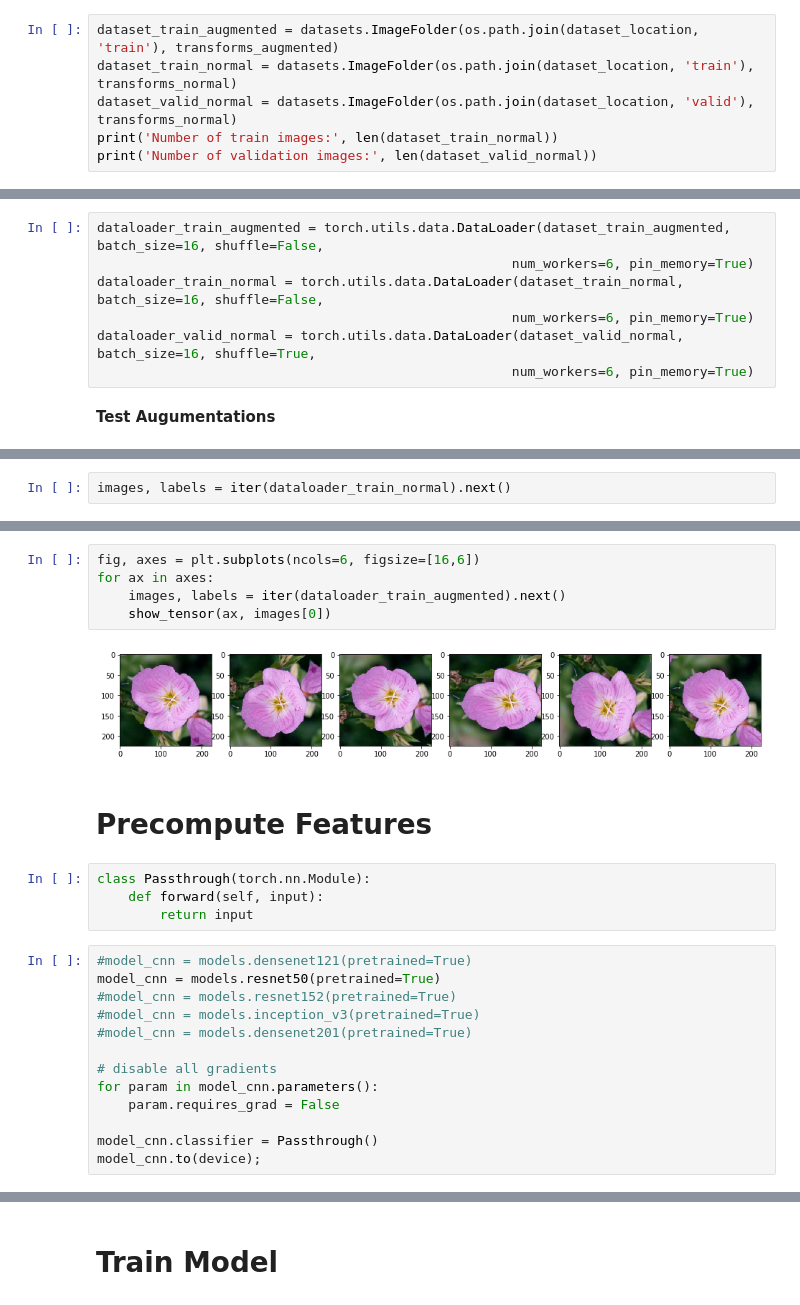
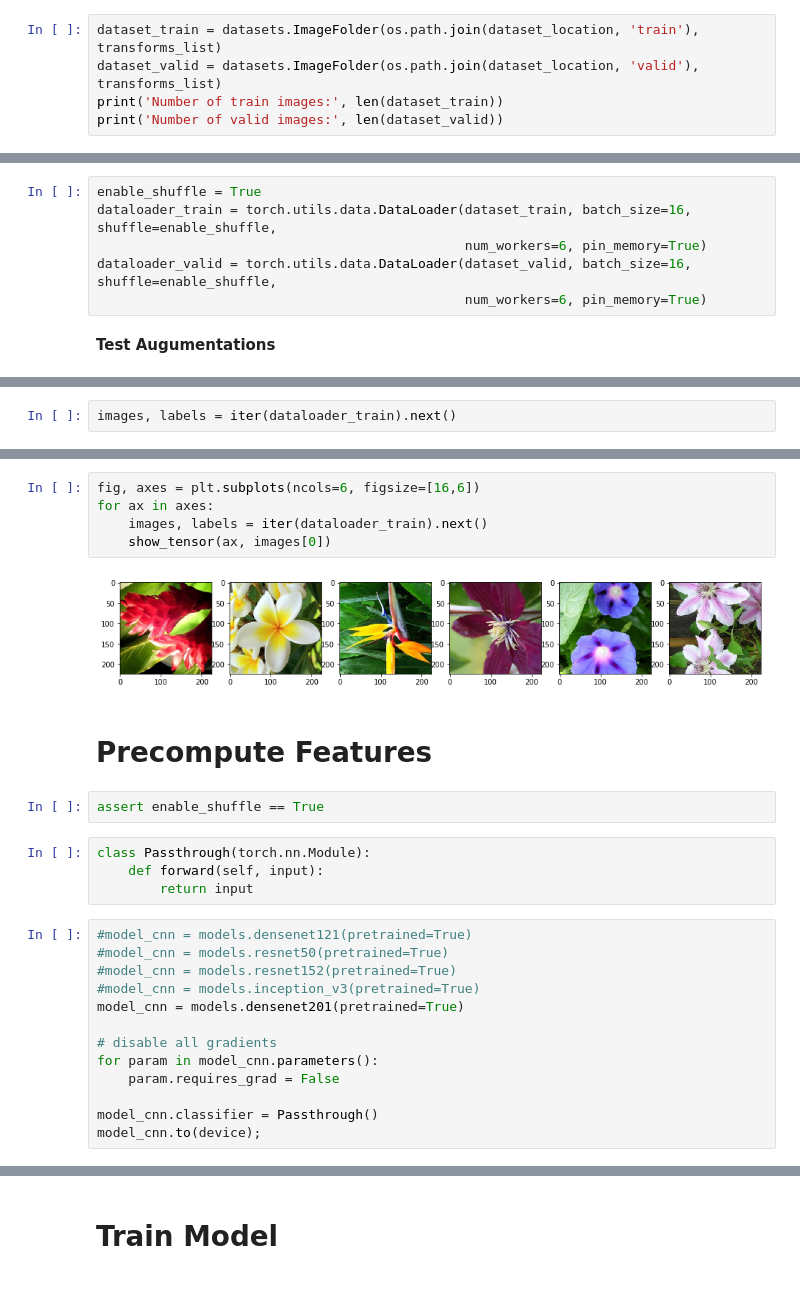
Before and after one commit to marcinbogdanski/ai-sketchpad, a Jupyter notebook: PyTorchNN/1450_DenseNet121_Transfer_2.ipynb, the cells around one changed output, grey strips where cells are left out. Saved outputs shown, nothing was run; the diff lists cells and outputs as text.

```diff
--- a/PyTorchNN/1450_DenseNet121_Transfer_2.ipynb
+++ b/PyTorchNN/1450_DenseNet121_Transfer_2.ipynb
@@ -32,10 +49,9 @@ transformations = transforms.Compose([
                          [0.229, 0.224, 0.225])
 ])
 # %%
-dataset_train_augmented = datasets.ImageFolder(os.path.join(dataset_location, 'train'), transforms_augmented)
-dataset_train_normal = datasets.ImageFolder(os.path.join(dataset_location, 'train'), transforms_normal)
-dataset_valid_normal = datasets.ImageFolder(os.path.join(dataset_location, 'valid'), transforms_normal)
-print('Number of train images:', len(dataset_train_normal))
-print('Number of validation images:', len(dataset_valid_normal))
+dataset_train = datasets.ImageFolder(os.path.join(dataset_location, 'train'), transforms_list)
+dataset_valid = datasets.ImageFolder(os.path.join(dataset_location, 'valid'), transforms_list)
+print('Number of train images:', len(dataset_train))
+print('Number of valid images:', len(dataset_valid))
 # %% [output]
 Number of train images: 6552
@@ -43,9 +59,8 @@ Number of validation images: 818
 # %%
-dataloader_train_augmented = torch.utils.data.DataLoader(dataset_train_augmented, batch_size=16, shuffle=False,
-                                                     num_workers=6, pin_memory=True)
-dataloader_train_normal = torch.utils.data.DataLoader(dataset_train_normal, batch_size=16, shuffle=False,
-                                                     num_workers=6, pin_memory=True)
-dataloader_valid_normal = torch.utils.data.DataLoader(dataset_valid_normal, batch_size=16, shuffle=True,
-                                                     num_workers=6, pin_memory=True)
+enable_shuffle = True
+dataloader_train = torch.utils.data.DataLoader(dataset_train, batch_size=16, shuffle=enable_shuffle,
+                                               num_workers=6, pin_memory=True)
+dataloader_valid = torch.utils.data.DataLoader(dataset_valid, batch_size=16, shuffle=enable_shuffle,
+                                               num_workers=6, pin_memory=True)
 # %% [markdown]
 **Test Augumentations**
@@ -52,5 +69,5 @@ dataloader_valid_normal = torch.utils.data.DataLoader(dataset_valid_normal, batc
 # %%
-images, labels = iter(dataloader_train_normal).next()
+images, labels = iter(dataloader_train).next()
 # %%
 def show_tensor(ax, img_tensor):
     ttt = np.array(img_tensor.permute(2, 1, 0))
@@ -64,22 +81,24 @@ show_tensor(ax, images[0])
 # %%
 fig, axes = plt.subplots(ncols=6, figsize=[16,6])
 for ax in axes:
-    images, labels = iter(dataloader_train_augmented).next()
+    images, labels = iter(dataloader_train).next()
     show_tensor(ax, images[0])
 # %% [output]
-[figure, old version]
+[figure, new version]
 # %% [markdown]
 # Precompute Features
+# %%
+assert enable_shuffle == True
 # %%
 class Passthrough(torch.nn.Module):
     def forward(self, input):
         return input
 # %%
 #model_cnn = models.densenet121(pretrained=True)
-model_cnn = models.resnet50(pretrained=True)
+#model_cnn = models.resnet50(pretrained=True)
 #model_cnn = models.resnet152(pretrained=True)
 #model_cnn = models.inception_v3(pretrained=True)
-#model_cnn = models.densenet201(pretrained=True)
+model_cnn = models.densenet201(pretrained=True)
 
 # disable all gradients
 for param in model_cnn.parameters():
```
Also changed, not shown: parts of 34 cells of this notebook.
